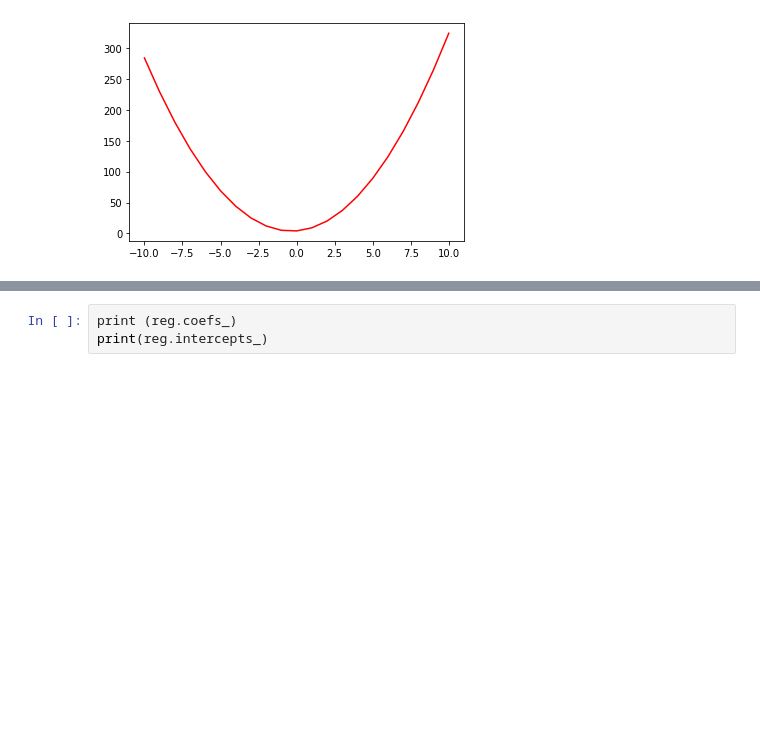
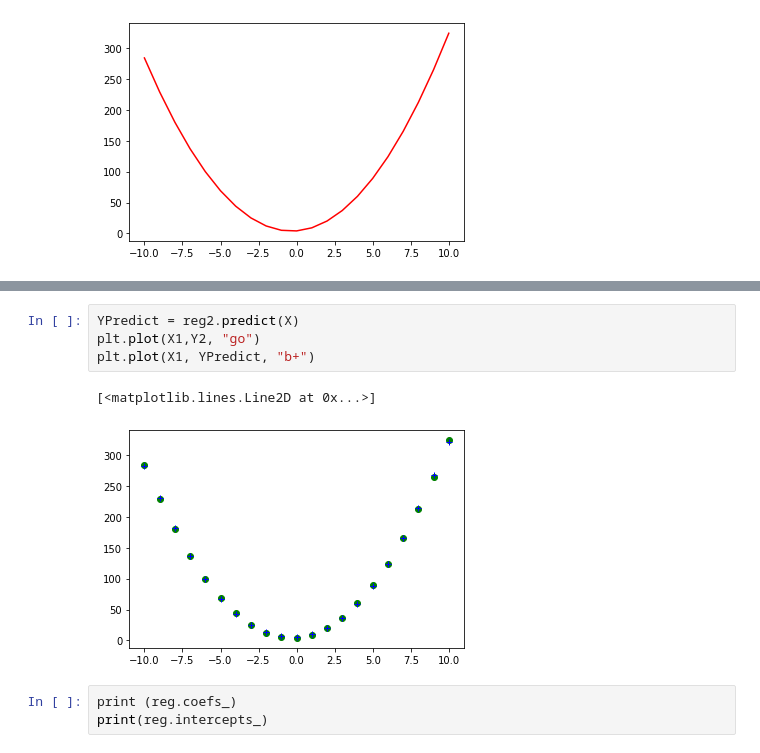
Before and after one commit to everestso/Fall21Spring22, a Jupyter notebook: c165f21MLP.ipynb, the cells around one changed output, grey strips where cells are left out. Drawn from its saved outputs; the diff is of its cells as text; blank space fills up the shorter version.

```diff
--- a/c165f21MLP.ipynb
+++ b/c165f21MLP.ipynb
@@ -176,3 +177,10 @@ plt.plot(X1, YPredict, "b+")
+# %%
+YPredict = reg2.predict(X)
+plt.plot(X1,Y2, "go")
+plt.plot(X1, YPredict, "b+")
+# %% [output]
+[<matplotlib.lines.Line2D at 0x...>]
+[figure, added]
 # %%
 print (reg.coefs_)
 print(reg.intercepts_)
```
Also changed, not shown: parts of 3 cells of this notebook.
